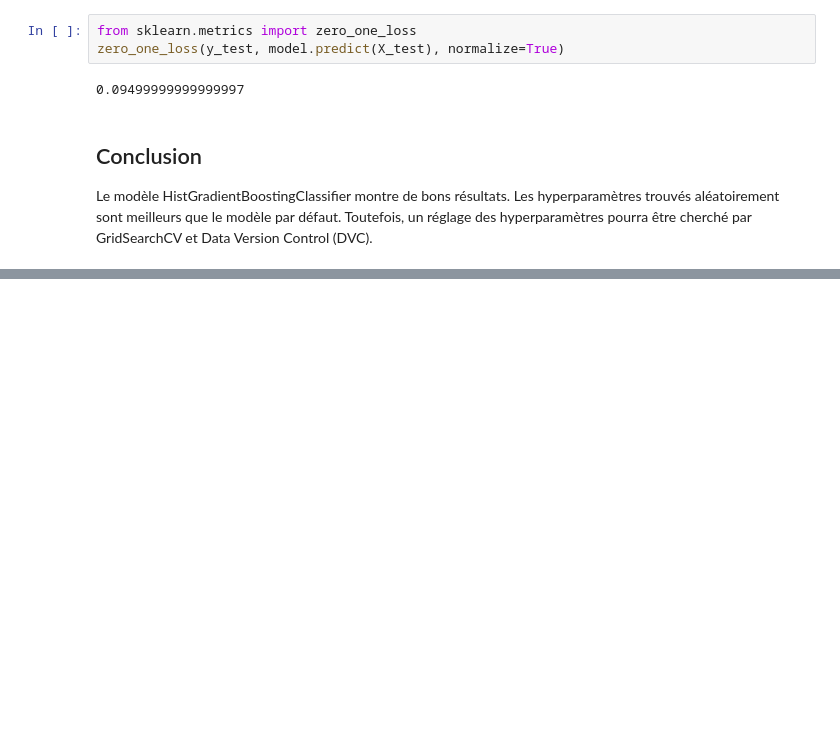
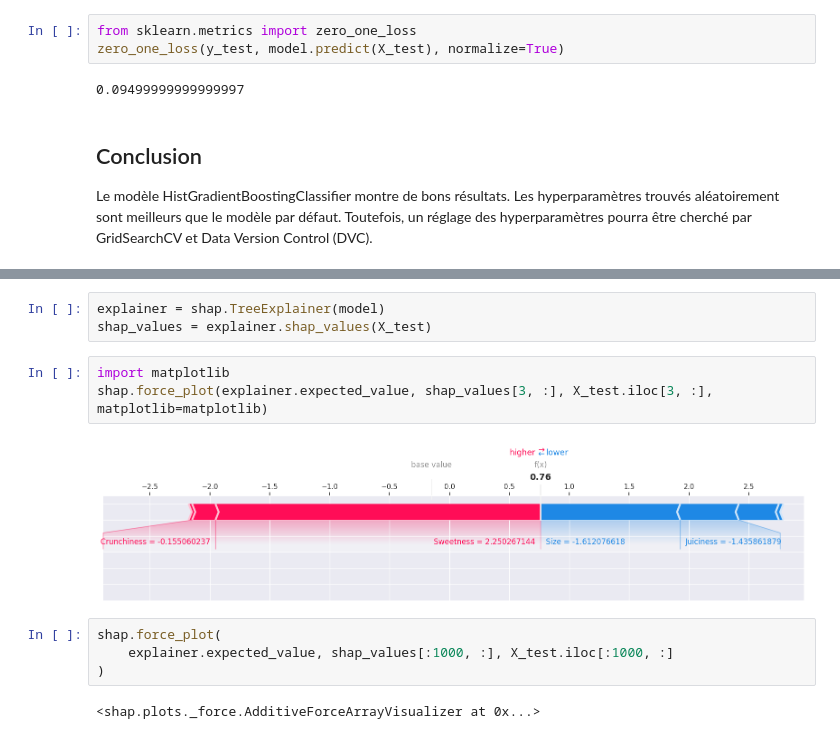
Before and after one commit to sha-cmd/Adam, a Jupyter notebook: notebook/machine_learning.ipynb, the cells around one changed output, grey strips where cells are left out. Saved outputs shown, nothing was run; the diff lists cells and outputs as text; blank space fills up the shorter version.

```diff
--- a/notebook/machine_learning.ipynb
+++ b/notebook/machine_learning.ipynb
@@ -454,0 +534,14 @@ Toutefois, un réglage des hyperparamètres pourra être cherché par GridSearch
+# %%
+explainer = shap.TreeExplainer(model)
+shap_values = explainer.shap_values(X_test)
+# %%
+import matplotlib
+shap.force_plot(explainer.expected_value, shap_values[3, :], X_test.iloc[3, :], matplotlib=matplotlib)
+# %% [output]
+[figure, added]
+# %%
+shap.force_plot(
+    explainer.expected_value, shap_values[:1000, :], X_test.iloc[:1000, :]
+)
+# %% [output]
+<shap.plots._force.AdditiveForceArrayVisualizer at 0x...>
```
Also changed, not shown: parts of 14 cells of this notebook.
